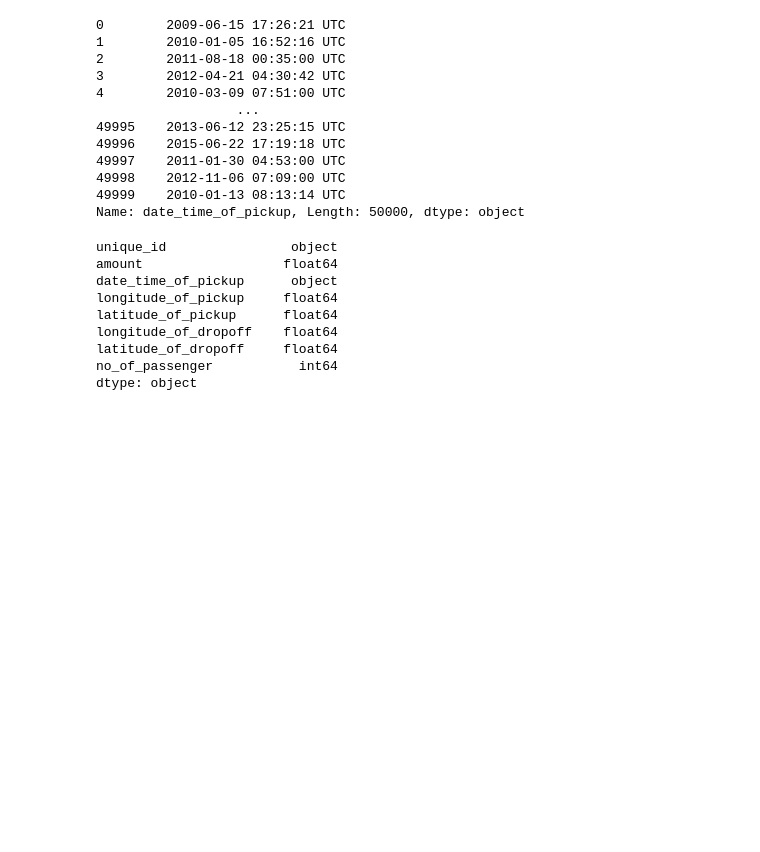
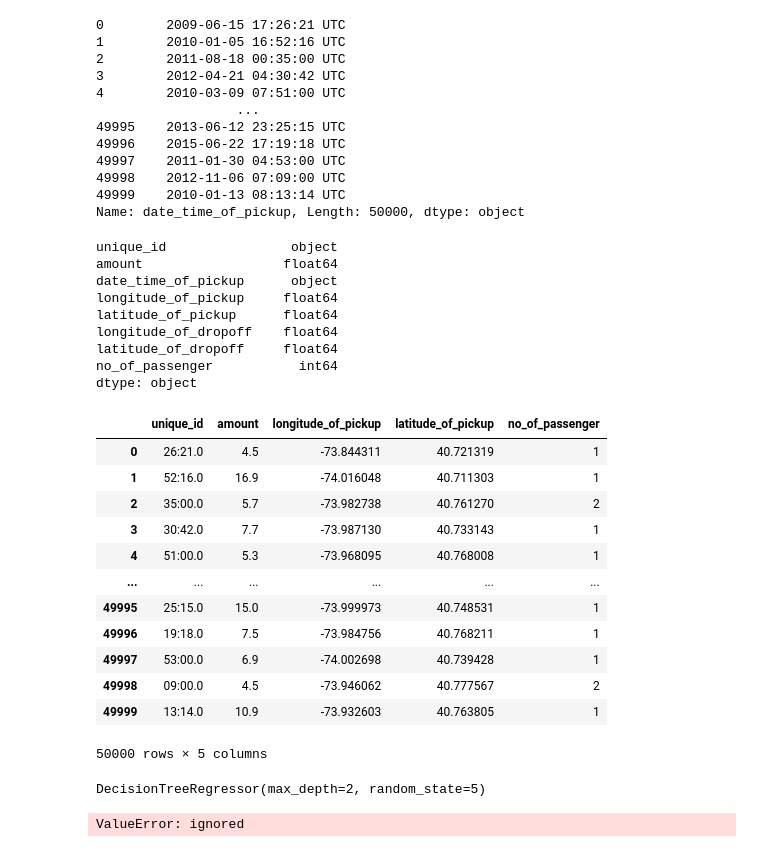
Before and after one commit to revanth6921/Books-Python, a Jupyter notebook: Yills_project_1.ipynb, the cells around one changed output. Saved outputs shown, nothing was run; the diff lists cells and outputs as text; code cells hidden in the pictures; blank space fills up the shorter version.

```diff
--- a/Yills_project_1.ipynb
+++ b/Yills_project_1.ipynb
@@ -197,0 +204,19 @@ dtype: object
+# %%
+features = ['unique_id','amount','longitude_of_pickup','latitude_of_pickup','no_of_passenger']
+X = df.loc[:, features]
+y = df.loc[:, ['no_of_passenger']]
+X
+# %% [output]
+|  | unique_id | amount | longitude_of_pickup | latitude_of_pickup | no_of_passenger |
+| 0 | 26:21.0 | 4.5 | -73.844311 | 40.721319 | 1 |
+| 1 | 52:16.0 | 16.9 | -74.016048 | 40.711303 | 1 |
+| 2 | 35:00.0 | 5.7 | -73.982738 | 40.761270 | 2 |
+| 3 | 30:42.0 | 7.7 | -73.987130 | 40.733143 | 1 |
+| 4 | 51:00.0 | 5.3 | -73.968095 | 40.768008 | 1 |
+| ... | ... | ... | ... | ... | ... |
+| 49995 | 25:15.0 | 15.0 | -73.999973 | 40.748531 | 1 |
+| 49996 | 19:18.0 | 7.5 | -73.984756 | 40.768211 | 1 |
+| 49997 | 53:00.0 | 6.9 | -74.002698 | 40.739428 | 1 |
+| 49998 | 09:00.0 | 4.5 | -73.946062 | 40.777567 | 2 |
+| 49999 | 13:14.0 | 10.9 | -73.932603 | 40.763805 | 1 |
+50000 rows × 5 columns
@@ -197,0 +225,9 @@ dtype: object
+# %%
+model1 = DecisionTreeRegressor(max_depth = 2, random_state=5)
+model1
+# %% [output]
+DecisionTreeRegressor(max_depth=2, random_state=5)
+# %%
+model1.fit(X_test, y_test)
+# %% [output]
+ValueError: ignored
```
Also changed, not shown: parts of 6 cells of this notebook.
